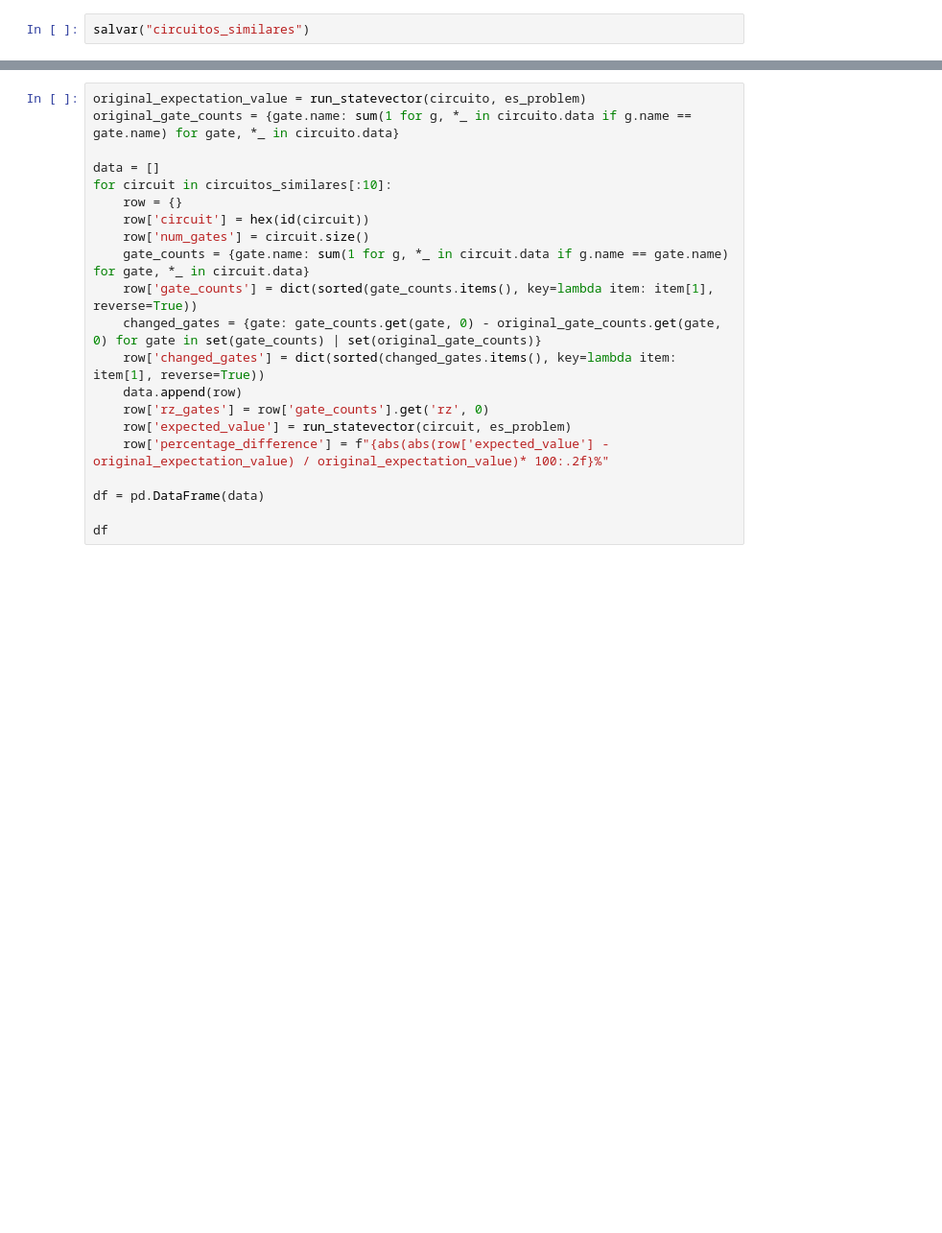
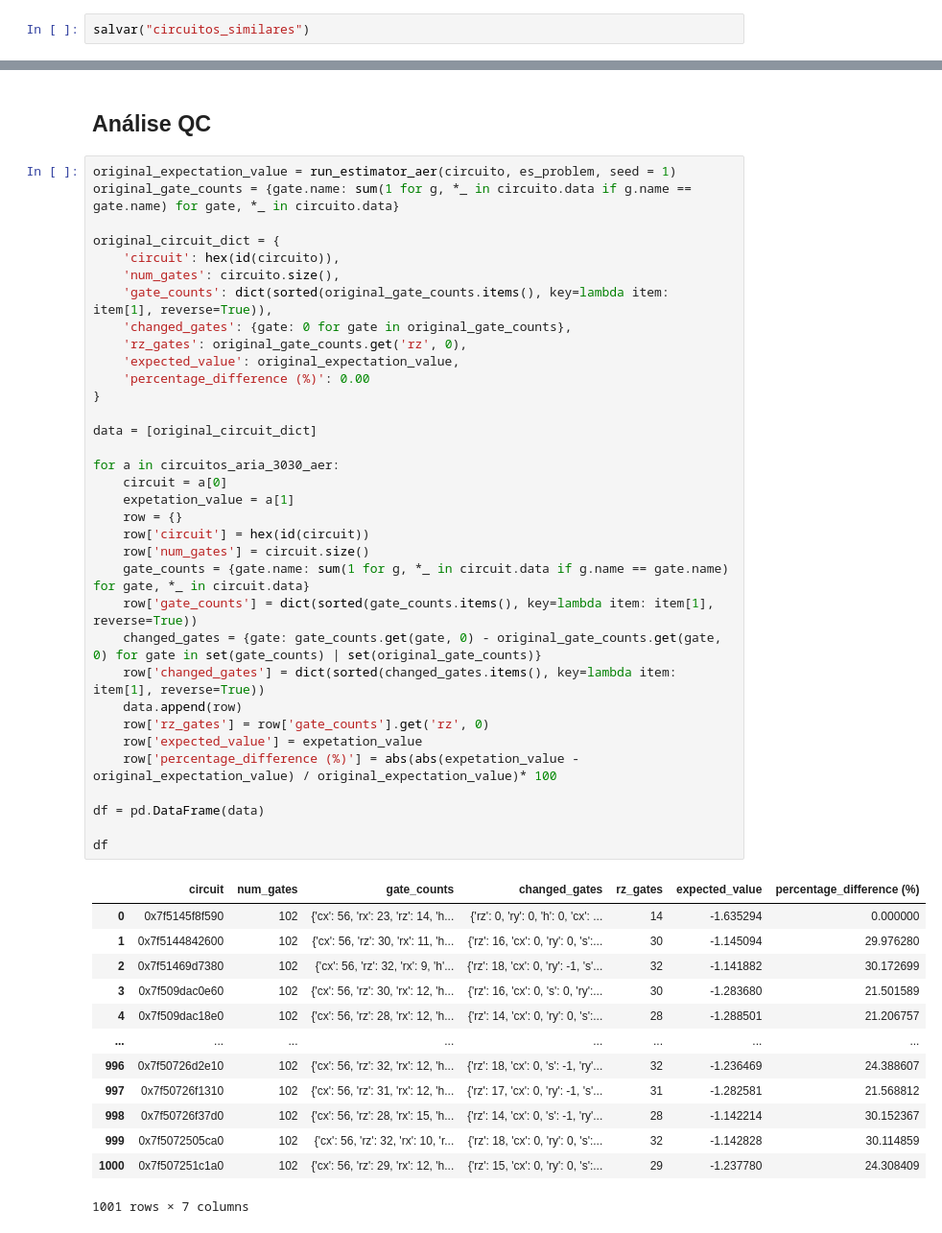
Before and after one commit to Gtortoretto/Quantum-Computing, a Jupyter notebook: AWS/Gabriel/GroundState2/Quantum_Computing.ipynb, the cells around one changed output, grey strips where cells are left out. Shown at 96% size. Cells and saved outputs as stored; diff of their text form; blank space fills up the shorter version.

```diff
--- a/AWS/Gabriel/GroundState2/Quantum_Computing.ipynb
+++ b/AWS/Gabriel/GroundState2/Quantum_Computing.ipynb
@@ -325,21 +600,50 @@ circuitos_similares = abrir("circuitos_similares")
+# %% [markdown]
+## Análise QC
 # %%
-original_expectation_value = run_statevector(circuito, es_problem)
+original_expectation_value = run_estimator_aer(circuito, es_problem, seed = 1)
 original_gate_counts = {gate.name: sum(1 for g, *_ in circuito.data if g.name == gate.name) for gate, *_ in circuito.data}
 
-data = []
-for circuit in circuitos_similares[:10]:
+original_circuit_dict = {
+    'circuit': hex(id(circuito)),
+    'num_gates': circuito.size(),
+    'gate_counts': dict(sorted(original_gate_counts.items(), key=lambda item: item[1], reverse=True)),
+    'changed_gates': {gate: 0 for gate in original_gate_counts},
+    'rz_gates': original_gate_counts.get('rz', 0),
+    'expected_value': original_expectation_value,
+    'percentage_difference (%)': 0.00
+}
+
+data = [original_circuit_dict]
+
+for a in circuitos_aria_3030_aer:
+    circuit = a[0]
+    expetation_value = a[1]
     row = {}
     row['circuit'] = hex(id(circuit))
     row['num_gates'] = circuit.size()
     gate_counts = {gate.name: sum(1 for g, *_ in circuit.data if g.name == gate.name) for gate, *_ in circuit.data}
     row['gate_counts'] = dict(sorted(gate_counts.items(), key=lambda item: item[1], reverse=True))
     changed_gates = {gate: gate_counts.get(gate, 0) - original_gate_counts.get(gate, 0) for gate in set(gate_counts) | set(original_gate_counts)}
     row['changed_gates'] = dict(sorted(changed_gates.items(), key=lambda item: item[1], reverse=True))
     data.append(row)
     row['rz_gates'] = row['gate_counts'].get('rz', 0)
-    row['expected_value'] = run_statevector(circuit, es_problem)
-    row['percentage_difference'] = f"{abs(abs(row['expected_value'] - original_expectation_value) / original_expectation_value)* 100:.2f}%"
+    row['expected_value'] = expetation_value
+    row['percentage_difference (%)'] = abs(abs(expetation_value - original_expectation_value) / original_expectation_value)* 100
 
 df = pd.DataFrame(data)
 
 df
+# %% [output]
+|  | circuit | num_gates | gate_counts | changed_gates | rz_gates | expected_value | percentage_difference (%) |
+| 0 | 0x7f5145f8f590 | 102 | {'cx': 56, 'rx': 23, 'rz': 14, 'h... | {'rz': 0, 'ry': 0, 'h': 0, 'cx': ... | 14 | -1.635294 | 0.000000 |
+| 1 | 0x7f5144842600 | 102 | {'cx': 56, 'rz': 30, 'rx': 11, 'h... | {'rz': 16, 'cx': 0, 'ry': 0, 's':... | 30 | -1.145094 | 29.976280 |
+| 2 | 0x7f51469d7380 | 102 | {'cx': 56, 'rz': 32, 'rx': 9, 'h'... | {'rz': 18, 'cx': 0, 'ry': -1, 's'... | 32 | -1.141882 | 30.172699 |
+| 3 | 0x7f509dac0e60 | 102 | {'cx': 56, 'rz': 30, 'rx': 12, 'h... | {'rz': 16, 'cx': 0, 's': 0, 'ry':... | 30 | -1.283680 | 21.501589 |
+| 4 | 0x7f509dac18e0 | 102 | {'cx': 56, 'rz': 28, 'rx': 12, 'h... | {'rz': 14, 'cx': 0, 'ry': 0, 's':... | 28 | -1.288501 | 21.206757 |
+| ... | ... | ... | ... | ... | ... | ... | ... |
+| 996 | 0x7f50726d2e10 | 102 | {'cx': 56, 'rz': 32, 'rx': 12, 'h... | {'rz': 18, 'cx': 0, 's': -1, 'ry'... | 32 | -1.236469 | 24.388607 |
+| 997 | 0x7f50726f1310 | 102 | {'cx': 56, 'rz': 31, 'rx': 12, 'h... | {'rz': 17, 'cx': 0, 'ry': -1, 's'... | 31 | -1.282581 | 21.568812 |
+| 998 | 0x7f50726f37d0 | 102 | {'cx': 56, 'rz': 28, 'rx': 15, 'h... | {'rz': 14, 'cx': 0, 's': -1, 'ry'... | 28 | -1.142214 | 30.152367 |
+| 999 | 0x7f5072505ca0 | 102 | {'cx': 56, 'rz': 32, 'rx': 10, 'r... | {'rz': 18, 'cx': 0, 'ry': 0, 's':... | 32 | -1.142828 | 30.114859 |
+| 1000 | 0x7f507251c1a0 | 102 | {'cx': 56, 'rz': 29, 'rx': 12, 'h... | {'rz': 15, 'cx': 0, 'ry': 0, 's':... | 29 | -1.237780 | 24.308409 |
+1001 rows × 7 columns
```
Also changed, not shown: parts of 25 cells of this notebook, 3 other files.
